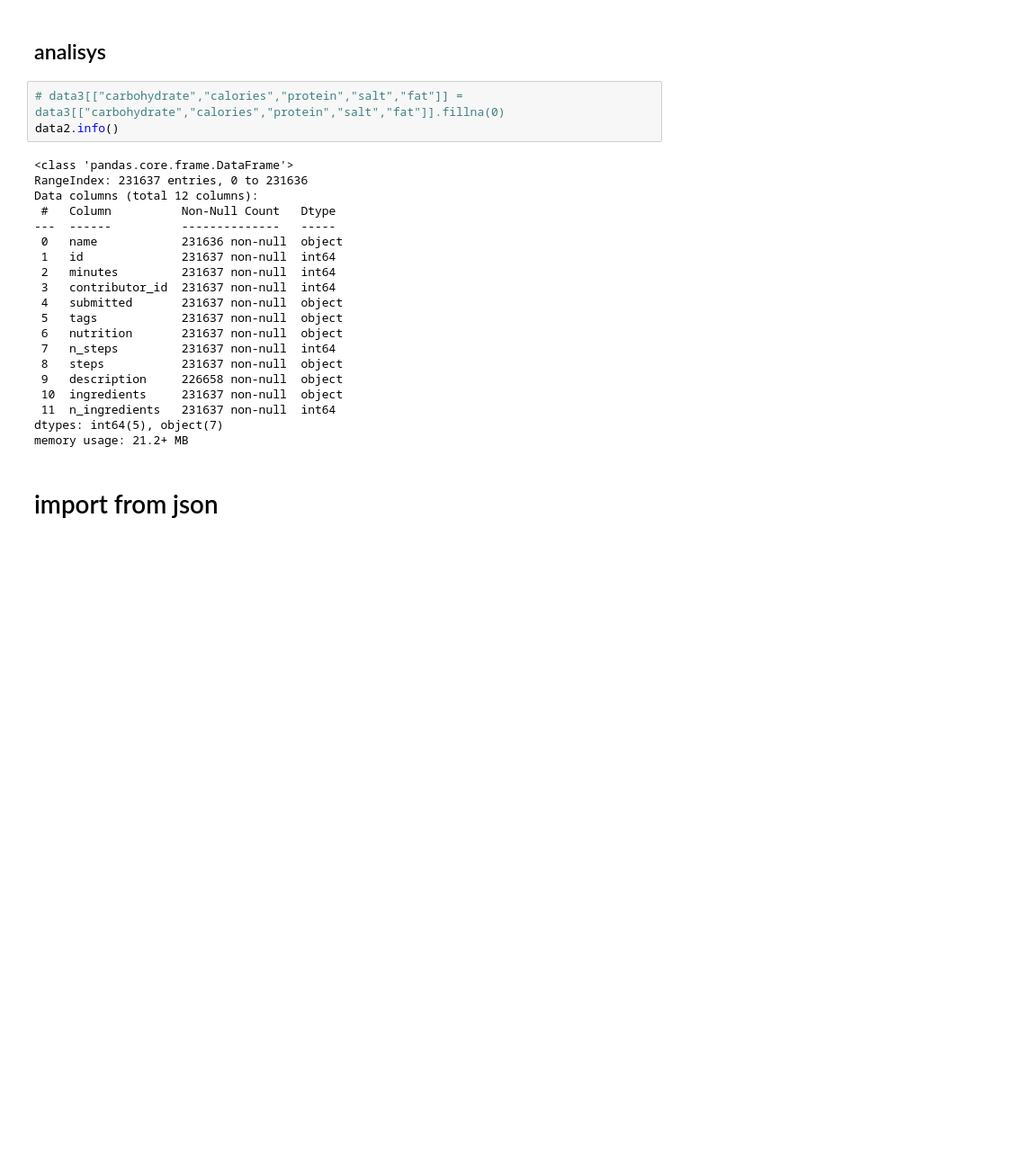
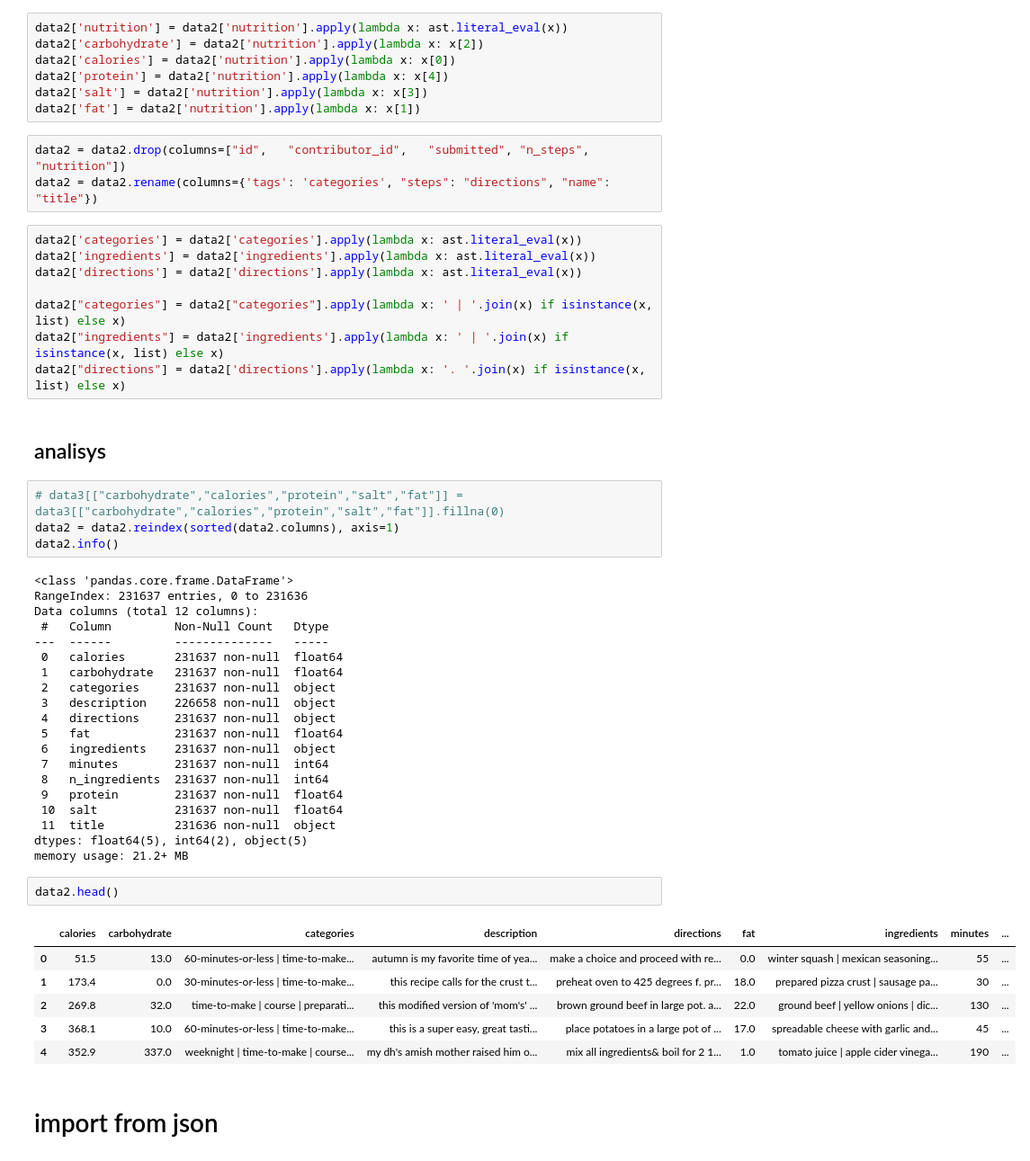
Before and after one commit to Shamighoul/NLP_project, a Jupyter notebook: get_data.ipynb, the cells around one changed output. Shown: that part at 90% size. Drawn from its saved outputs; the diff is of its cells as text; blank space fills up the shorter version.

```diff
--- a/get_data.ipynb
+++ b/get_data.ipynb
@@ -114,28 +114,56 @@ df['fat'] = df['combined'].apply(lambda x: find_matches(x, contra_dict))
+# %%
+data2['nutrition'] = data2['nutrition'].apply(lambda x: ast.literal_eval(x))
+data2['carbohydrate'] = data2['nutrition'].apply(lambda x: x[2])
+data2['calories'] = data2['nutrition'].apply(lambda x: x[0])
+data2['protein'] = data2['nutrition'].apply(lambda x: x[4])
+data2['salt'] = data2['nutrition'].apply(lambda x: x[3])
+data2['fat'] = data2['nutrition'].apply(lambda x: x[1])
+# %%
+data2 = data2.drop(columns=["id",	"contributor_id",	"submitted", "n_steps", "nutrition"])
+data2 = data2.rename(columns={'tags': 'categories', "steps": "directions", "name": "title"})
+# %%
+data2['categories'] = data2['categories'].apply(lambda x: ast.literal_eval(x))
+data2['ingredients'] = data2['ingredients'].apply(lambda x: ast.literal_eval(x))
+data2['directions'] = data2['directions'].apply(lambda x: ast.literal_eval(x))
+
+data2["categories"] = data2["categories"].apply(lambda x: ' | '.join(x) if isinstance(x, list) else x)
+data2["ingredients"] = data2['ingredients'].apply(lambda x: ' | '.join(x) if isinstance(x, list) else x)
+data2["directions"] = data2['directions'].apply(lambda x: '. '.join(x) if isinstance(x, list) else x)
 # %% [markdown]
 ## analisys
 # %%
 # data3[["carbohydrate","calories","protein","salt","fat"]] = data3[["carbohydrate","calories","protein","salt","fat"]].fillna(0)
+data2 = data2.reindex(sorted(data2.columns), axis=1)
 data2.info()
 # %% [output]
 <class 'pandas.core.frame.DataFrame'>
 RangeIndex: 231637 entries, 0 to 231636
 Data columns (total 12 columns):
- #   Column          Non-Null Count   Dtype
----  ------          --------------   -----
- 0   name            231636 non-null  object
- 1   id              231637 non-null  int64
- 2   minutes         231637 non-null  int64
- 3   contributor_id  231637 non-null  int64
- 4   submitted       231637 non-null  object
- 5   tags            231637 non-null  object
- 6   nutrition       231637 non-null  object
- 7   n_steps         231637 non-null  int64
- 8   steps           231637 non-null  object
- 9   description     226658 non-null  object
- 10  ingredients     231637 non-null  object
- 11  n_ingredients   231637 non-null  int64
-dtypes: int64(5), object(7)
+ #   Column         Non-Null Count   Dtype
+---  ------         --------------   -----
+ 0   calories       231637 non-null  float64
+ 1   carbohydrate   231637 non-null  float64
+ 2   categories     231637 non-null  object
+ 3   description    226658 non-null  object
+ 4   directions     231637 non-null  object
+ 5   fat            231637 non-null  float64
+ 6   ingredients    231637 non-null  object
+ 7   minutes        231637 non-null  int64
+ 8   n_ingredients  231637 non-null  int64
+ 9   protein        231637 non-null  float64
+ 10  salt           231637 non-null  float64
+ 11  title          231636 non-null  object
+dtypes: float64(5), int64(2), object(5)
 memory usage: 21.2+ MB
+# %%
+data2.head()
+# %% [output]
+|  | calories | carbohydrate | categories | description | directions | fat | ingredients | minutes | ... |
+| 0 | 51.5 | 13.0 | 60-minutes-or-less | time-to-make... | autumn is my favorite time of yea... | make a choice and proceed with re... | 0.0 | winter squash | mexican seasoning... | 55 | ... |
+| 1 | 173.4 | 0.0 | 30-minutes-or-less | time-to-make... | this recipe calls for the crust t... | preheat oven to 425 degrees f. pr... | 18.0 | prepared pizza crust | sausage pa... | 30 | ... |
+| 2 | 269.8 | 32.0 | time-to-make | course | preparati... | this modified version of 'mom's' ... | brown ground beef in large pot. a... | 22.0 | ground beef | yellow onions | dic... | 130 | ... |
+| 3 | 368.1 | 10.0 | 60-minutes-or-less | time-to-make... | this is a super easy, great tasti... | place potatoes in a large pot of ... | 17.0 | spreadable cheese with garlic and... | 45 | ... |
+| 4 | 352.9 | 337.0 | weeknight | time-to-make | course... | my dh's amish mother raised him o... | mix all ingredients& boil for 2 1... | 1.0 | tomato juice | apple cider vinega... | 190 | ... |
 # %% [markdown]
 # import from json
 # %%
```
Also changed, not shown: parts of 33 cells of this notebook.
